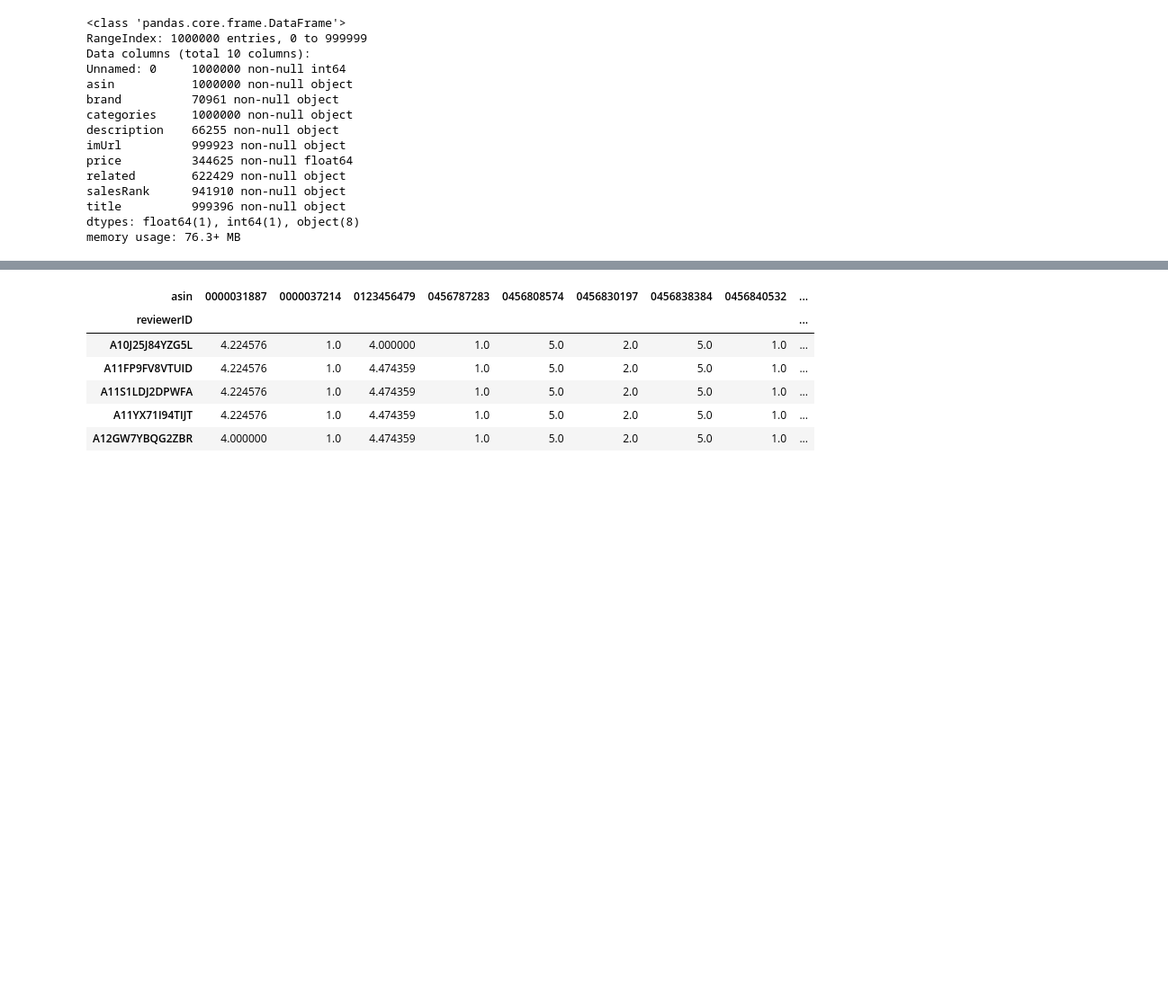
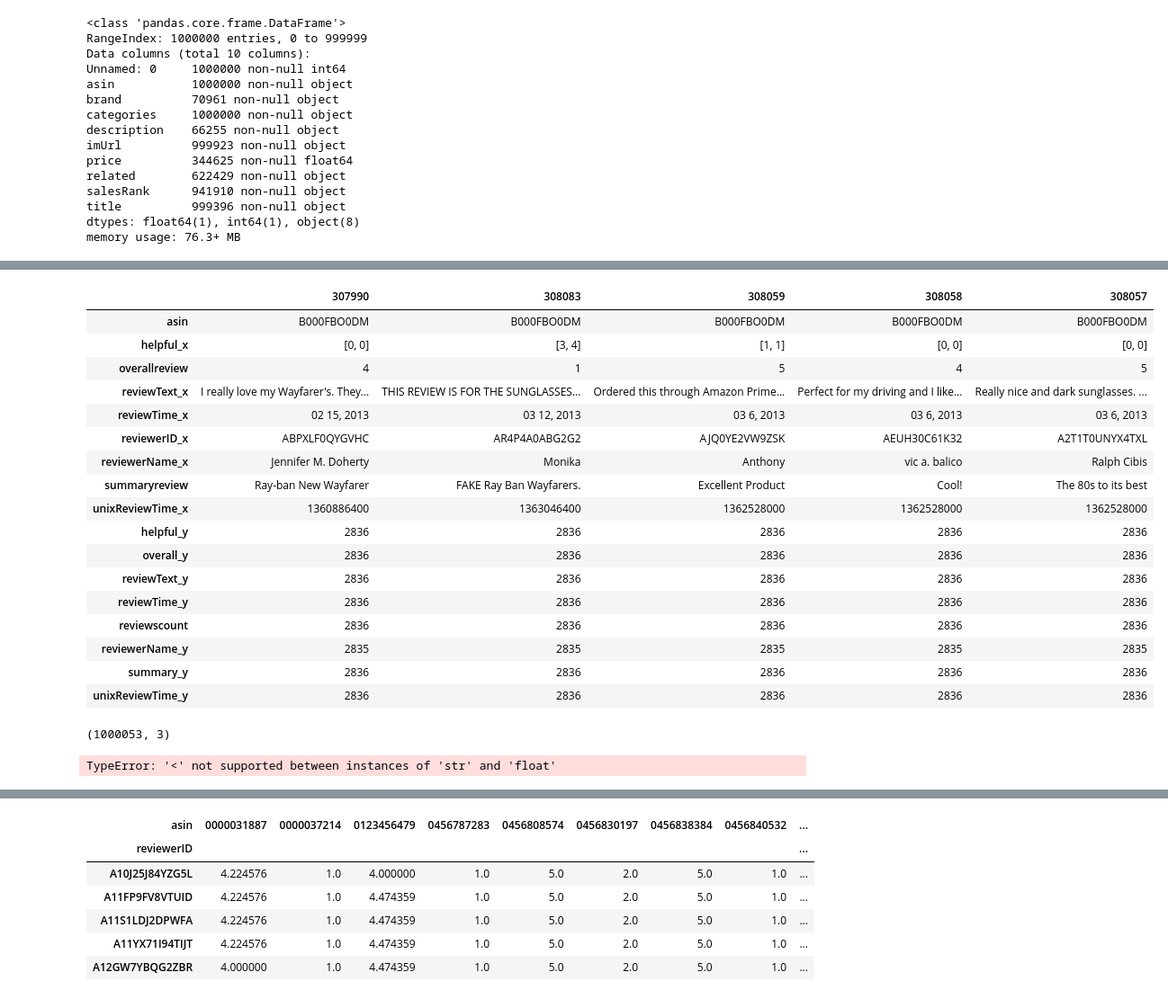
Before and after one commit to santhoshidharmireddy/Capstone-Project, a Jupyter notebook: Ama_metadata.ipynb, the cells around one changed output, grey strips where cells are left out. Shown at 90% size. Cells and saved outputs as stored; diff of their text form; code cells hidden in the pictures; blank space fills up the shorter version.

```diff
--- a/Ama_metadata.ipynb
+++ b/Ama_metadata.ipynb
@@ -291,0 +269,3 @@ test_df = reviews_Clothing_Shoes_and_Jewelry_df.head(600)
+# %%
+count = reviews_Clothing_Shoes_and_Jewelry_df.groupby("asin", as_index=False).count()
+df_new = pd.merge(reviews_Clothing_Shoes_and_Jewelry_df, count, how = 'right', on = ['asin'])
@@ -291,0 +276,4 @@ test_df = reviews_Clothing_Shoes_and_Jewelry_df.head(600)
+# %%
+df_data = df_new.rename(index=str, columns={"reviewerID_y": "reviewscount", "overall_x": "overallreview", "summary_x":"summaryreview"})
+# %%
+df_data = df_data.sort_values(by = 'reviewscount', ascending=False)
@@ -291,0 +300,23 @@ test_df = reviews_Clothing_Shoes_and_Jewelry_df.head(600)
+# %%
+df_test = df_data[df_data['reviewscount'] >= 50]
+# %%
+df_test.head(5).T
+# %% [output]
+|  | 307990 | 308083 | 308059 | 308058 | 308057 |
+| asin | B000FBO0DM | B000FBO0DM | B000FBO0DM | B000FBO0DM | B000FBO0DM |
+| helpful_x | [0, 0] | [3, 4] | [1, 1] | [0, 0] | [0, 0] |
+| overallreview | 4 | 1 | 5 | 4 | 5 |
+| reviewText_x | I really love my Wayfarer's. They... | THIS REVIEW IS FOR THE SUNGLASSES... | Ordered this through Amazon Prime... | Perfect for my driving and I like... | Really nice and dark sunglasses. ... |
+| reviewTime_x | 02 15, 2013 | 03 12, 2013 | 03 6, 2013 | 03 6, 2013 | 03 6, 2013 |
+| reviewerID_x | ABPXLF0QYGVHC | AR4P4A0ABG2G2 | AJQ0YE2VW9ZSK | AEUH30C61K32 | A2T1T0UNYX4TXL |
+| reviewerName_x | Jennifer M. Doherty | Monika | Anthony | vic a. balico | Ralph Cibis |
+| summaryreview | Ray-ban New Wayfarer | FAKE Ray Ban Wayfarers. | Excellent Product | Cool! | The 80s to its best |
+| unixReviewTime_x | 1360886400 | 1363046400 | 1362528000 | 1362528000 | 1362528000 |
+| helpful_y | 2836 | 2836 | 2836 | 2836 | 2836 |
+| overall_y | 2836 | 2836 | 2836 | 2836 | 2836 |
+| reviewText_y | 2836 | 2836 | 2836 | 2836 | 2836 |
+| reviewTime_y | 2836 | 2836 | 2836 | 2836 | 2836 |
+| reviewscount | 2836 | 2836 | 2836 | 2836 | 2836 |
+| reviewerName_y | 2835 | 2835 | 2835 | 2835 | 2835 |
+| summary_y | 2836 | 2836 | 2836 | 2836 | 2836 |
+| unixReviewTime_y | 2836 | 2836 | 2836 | 2836 | 2836 |
@@ -291,0 +325,4 @@ test_df = reviews_Clothing_Shoes_and_Jewelry_df.head(600)
+# %%
+MF_df.shape
+# %% [output]
+(1000053, 3)
@@ -291,0 +331,7 @@ test_df = reviews_Clothing_Shoes_and_Jewelry_df.head(600)
+# %%
+trainpct=0.8
+
+mf_train=reviews_Clothing_Shoes_and_Jewelry_df[df_test.index < trainpct*len(df_test)]
+mf_test=df_test[df_test.index >= trainpct*len(df_test)]
+# %% [output]
+TypeError: '<' not supported between instances of 'str' and 'float'
```
Also changed, not shown: parts of 102 cells of this notebook, 1 other file.
